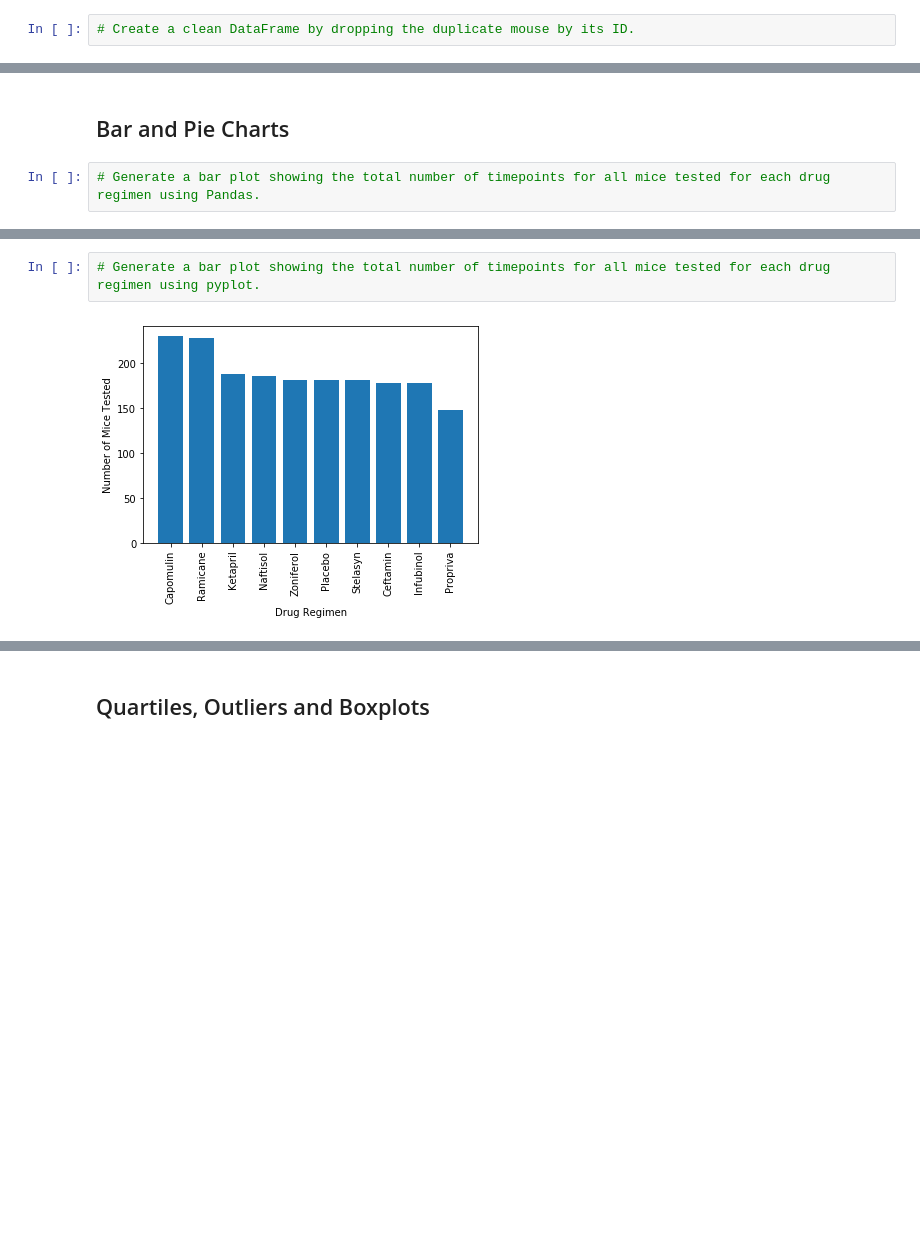
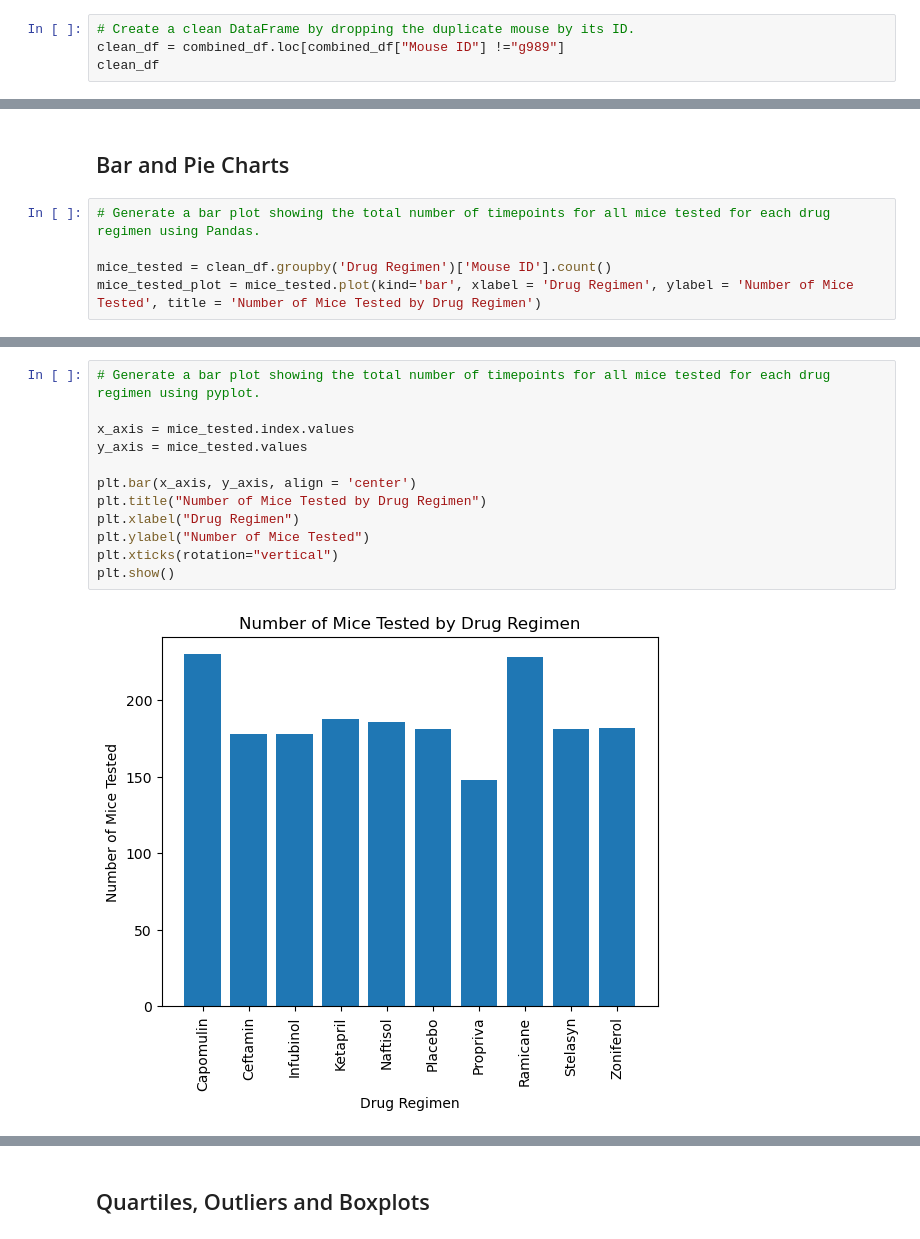
Before and after one commit to domoto86/Pymaceuticals, a Jupyter notebook: Pymaceuticals/progress.ipynb, the cells around one changed output, grey strips where cells are left out. Drawn from its saved outputs; the diff is of its cells as text; blank space fills up the shorter version.

```diff
--- a/Pymaceuticals/progress.ipynb
+++ b/Pymaceuticals/progress.ipynb
@@ -53,3 +59,5 @@ duplicate_mice1.head()
 # %%
 # Create a clean DataFrame by dropping the duplicate mouse by its ID.
+clean_df = combined_df.loc[combined_df["Mouse ID"] !="g989"]
+clean_df
 # %% [output]
@@ -107,4 +143,7 @@ duplicate_mice1.head()
 ## Bar and Pie Charts
 # %%
 # Generate a bar plot showing the total number of timepoints for all mice tested for each drug regimen using Pandas.
+
+mice_tested = clean_df.groupby('Drug Regimen')['Mouse ID'].count()
+mice_tested_plot = mice_tested.plot(kind='bar', xlabel = 'Drug Regimen', ylabel = 'Number of Mice Tested', title = 'Number of Mice Tested by Drug Regimen')
 # %% [output]
@@ -112,6 +151,16 @@ duplicate_mice1.head()
 # %%
 # Generate a bar plot showing the total number of timepoints for all mice tested for each drug regimen using pyplot.
+
+x_axis = mice_tested.index.values
+y_axis = mice_tested.values
+
+plt.bar(x_axis, y_axis, align = 'center')
+plt.title("Number of Mice Tested by Drug Regimen")
+plt.xlabel("Drug Regimen")
+plt.ylabel("Number of Mice Tested")
+plt.xticks(rotation="vertical")
+plt.show()
 # %% [output]
-[figure, old version]
+[figure, new version]
 # %%
 # Generate a pie plot showing the distribution of female versus male mice using Pandas
```
Also changed, not shown: parts of 9 cells of this notebook.
